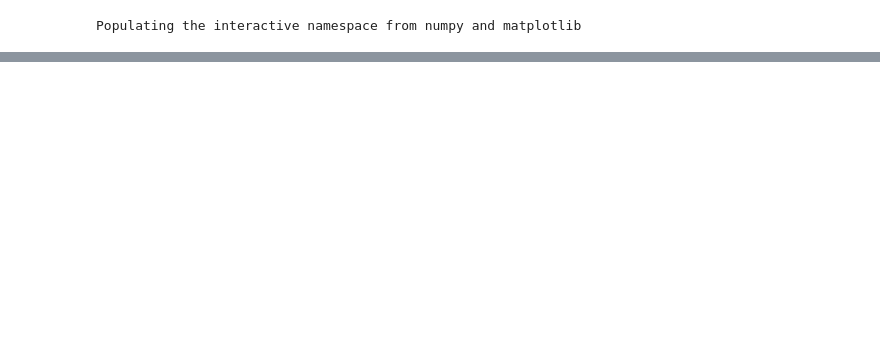
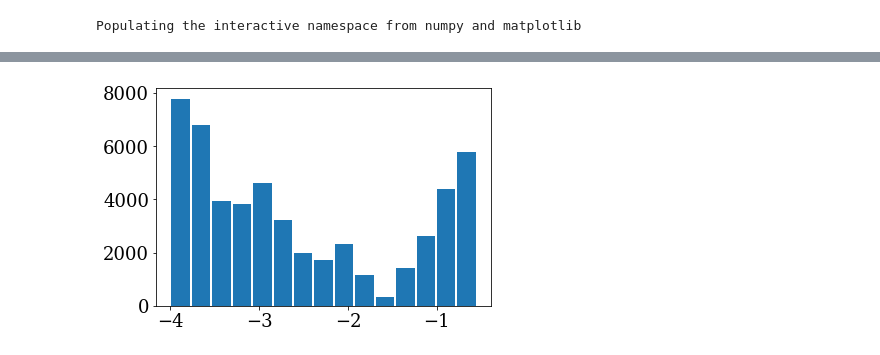
Before and after one commit to jngaravitoc/test_orbits, a Jupyter notebook: exploratory_code/test_analysis_code.ipynb, the cells around one changed output, grey strips where cells are left out. Cells and saved outputs as stored; diff of their text form; code cells hidden in the pictures; blank space fills up the shorter version.

```diff
--- a/exploratory_code/test_analysis_code.ipynb
+++ b/exploratory_code/test_analysis_code.ipynb
@@ -70,0 +78,4 @@ plt.hist?
+# %%
+h4 = hist(t, bins=15, rwidth=0.9)
+# %% [output]
+[figure, added]
```
Also changed, not shown: parts of 9 cells of this notebook, 9 other files.
